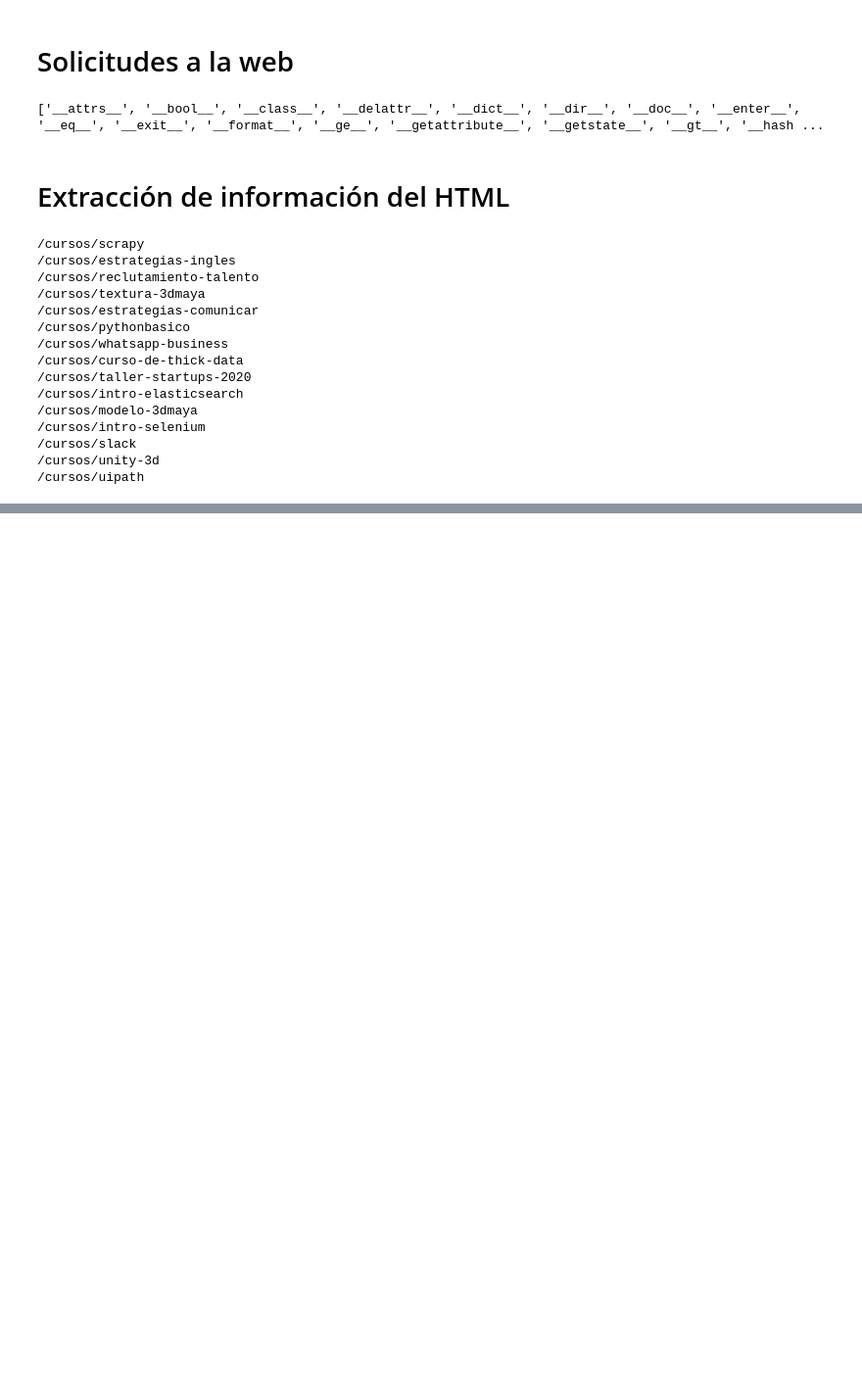
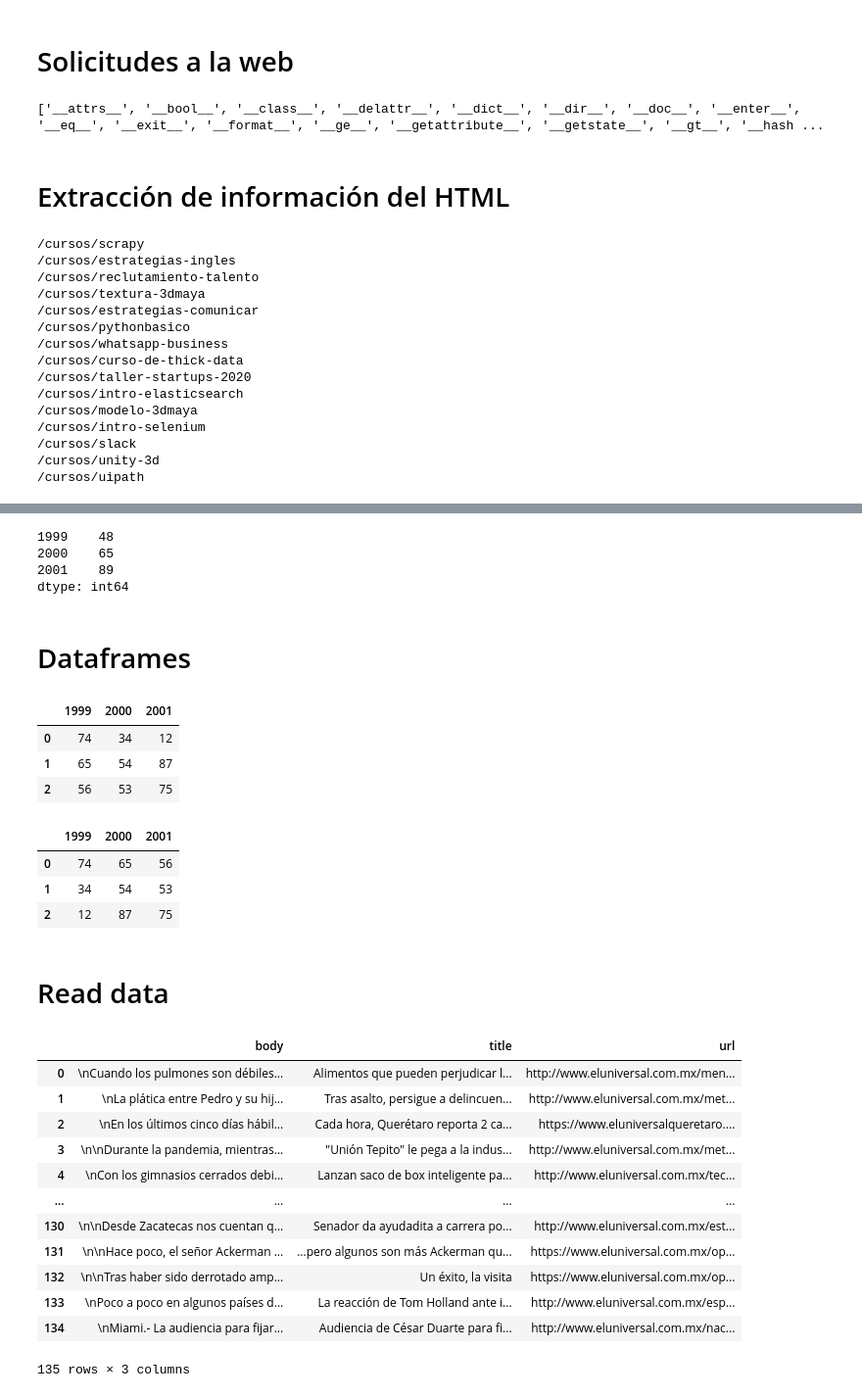
Before and after one commit to sebasb718/Ingenieria-de-datos-Phyton-Platzi, a Jupyter notebook: Jupyter_folder/platzi data live.ipynb, the cells around one changed output, grey strips where cells are left out. Shown at 98% size. Cells and saved outputs as stored; diff of their text form; code cells hidden in the pictures; blank space fills up the shorter version.

```diff
--- a/Jupyter_folder/platzi data live.ipynb
+++ b/Jupyter_folder/platzi data live.ipynb
@@ -114,0 +127,53 @@ news
+# %%
+series_test2 = pd.Series({1999: 48,
+                          2000: 65,
+                          2001: 89})
+series_test2
+# %% [output]
+1999    48
+2000    65
+2001    89
+dtype: int64
+# %% [markdown]
+# Dataframes
+# %%
+frame_test = pd.DataFrame({1999: [74, 65, 56],
+                           2000: [34, 54, 53],
+                           2001: [12, 87, 75],})
+frame_test
+# %% [output]
+|  | 1999 | 2000 | 2001 |
+| 0 | 74 | 34 | 12 |
+| 1 | 65 | 54 | 87 |
+| 2 | 56 | 53 | 75 |
+# %%
+frame_test2 = pd.DataFrame([[74, 65, 56],
+                            [34, 54, 53],
+                            [12, 87, 75]], columns=[1999, 2000, 2001])
+frame_test2
+# %% [output]
+|  | 1999 | 2000 | 2001 |
+| 0 | 74 | 65 | 56 |
+| 1 | 34 | 54 | 53 |
+| 2 | 12 | 87 | 75 |
+# %% [markdown]
+# Read data
+# %%
+#el_tiempo = pd.read_csv('../web_scrapper/eltiempo_2020_07_14_articles.csv')
+el_universal = pd.read_csv('../web_scrapper/eluniversal_2020_07_14_articles.csv')
+
+el_universal
+# %% [output]
+|  | body | title | url |
+| 0 | \nCuando los pulmones son débiles... | Alimentos que pueden perjudicar l... | http://www.eluniversal.com.mx/men... |
+| 1 | \nLa plática entre Pedro y su hij... | Tras asalto, persigue a delincuen... | http://www.eluniversal.com.mx/met... |
+| 2 | \nEn los últimos cinco días hábil... | Cada hora, Querétaro reporta 2 ca... | https://www.eluniversalqueretaro.... |
+| 3 | \n\nDurante la pandemia, mientras... | "Unión Tepito" le pega a la indus... | http://www.eluniversal.com.mx/met... |
+| 4 | \nCon los gimnasios cerrados debi... | Lanzan saco de box inteligente pa... | http://www.eluniversal.com.mx/tec... |
+| ... | ... | ... | ... |
+| 130 | \n\nDesde Zacatecas nos cuentan q... | Senador da ayudadita a carrera po... | http://www.eluniversal.com.mx/est... |
+| 131 | \n\nHace poco, el señor Ackerman ... | …pero algunos son más Ackerman qu... | https://www.eluniversal.com.mx/op... |
+| 132 | \n\nTras haber sido derrotado amp... | Un éxito, la visita | https://www.eluniversal.com.mx/op... |
+| 133 | \nPoco a poco en algunos países d... | La reacción de Tom Holland ante i... | http://www.eluniversal.com.mx/esp... |
+| 134 | \nMiami.- La audiencia para fijar... | Audiencia de César Duarte para fi... | http://www.eluniversal.com.mx/nac... |
+135 rows × 3 columns
```
Also changed, not shown: parts of 14 cells of this notebook, 4 other files.
